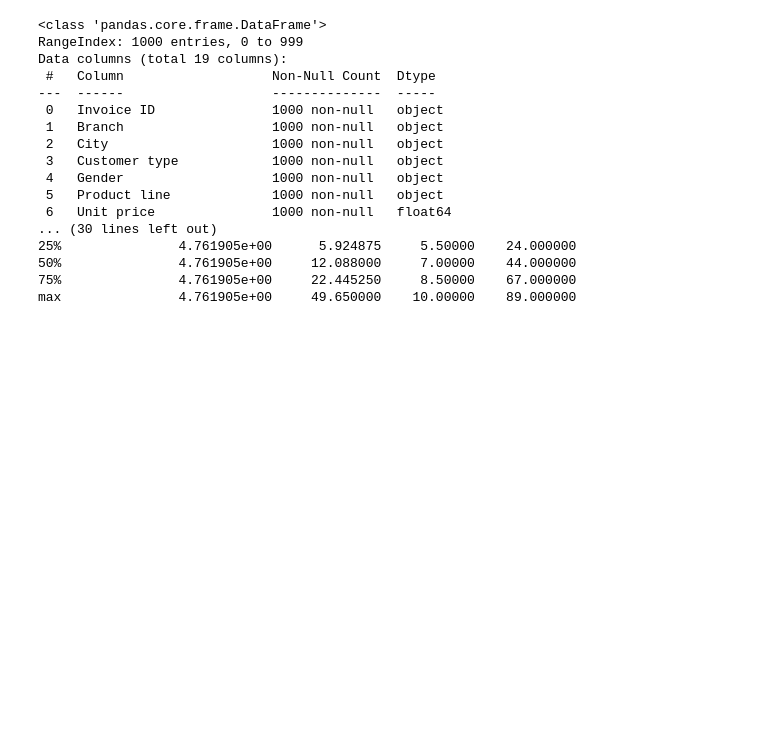
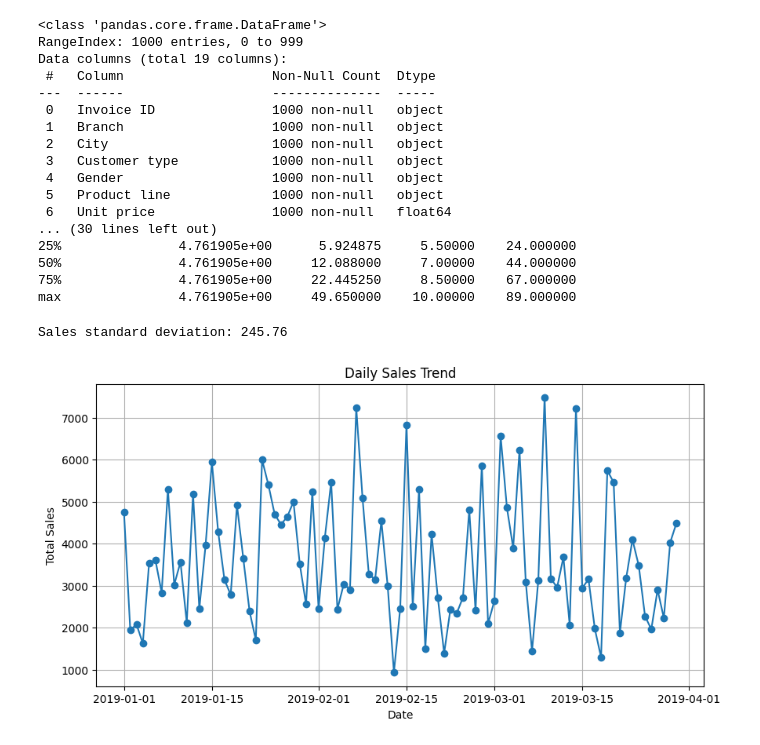
Before and after one commit to Sophie825/Analysis, a Jupyter notebook: sales_data_analysis/sales_data_analysis.ipynb, the cells around one changed output. Saved outputs shown, nothing was run; the diff lists cells and outputs as text; code cells hidden in the pictures; blank space fills up the shorter version.

```diff
--- a/sales_data_analysis/sales_data_analysis.ipynb
+++ b/sales_data_analysis/sales_data_analysis.ipynb
@@ -48,3 +48,33 @@ Data columns (total 19 columns):
 50%               4.761905e+00     12.088000     7.00000    44.000000
 75%               4.761905e+00     22.445250     8.50000    67.000000
 max               4.761905e+00     49.650000    10.00000    89.000000
+# %%
+# 平均每單消費金額
+df['avg_price'] = df['Total'] / df['Quantity']
+
+# 各城市銷售總額
+city_sales = df.groupby('City')['Total'].sum()
+
+# 各產品線平均利潤
+product_profit = df.groupby('Product line')['gross income'].mean()
+
+# 用 numpy 做銷售標準差
+sales_std = np.std(df['Total'])
+print(f"Sales standard deviation: {sales_std:.2f}")
+# %% [output]
+Sales standard deviation: 245.76
+# %%
+import matplotlib.pyplot as plt
+
+# 每日銷售趨勢
+daily_sales = df.groupby('Date')['Total'].sum()
+
+plt.figure(figsize=(10, 5))
+plt.plot(daily_sales.index, daily_sales.values, marker='o')
+plt.title("Daily Sales Trend")
+plt.xlabel("Date")
+plt.ylabel("Total Sales")
+plt.grid(True)
+plt.show()
+# %% [output]
+[figure, added]
```
Also changed, not shown: parts of 1 cell of this notebook.
